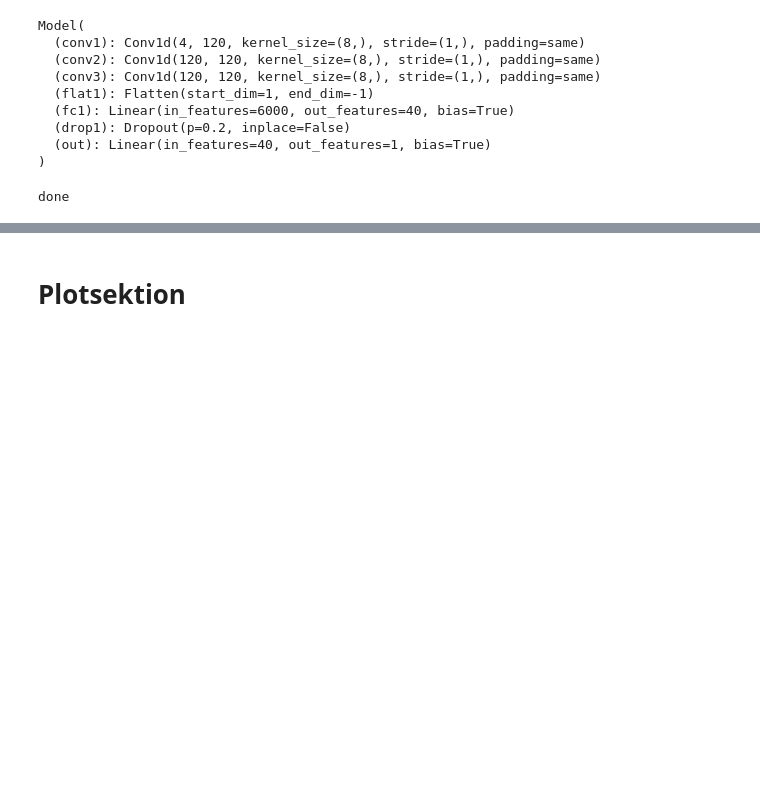
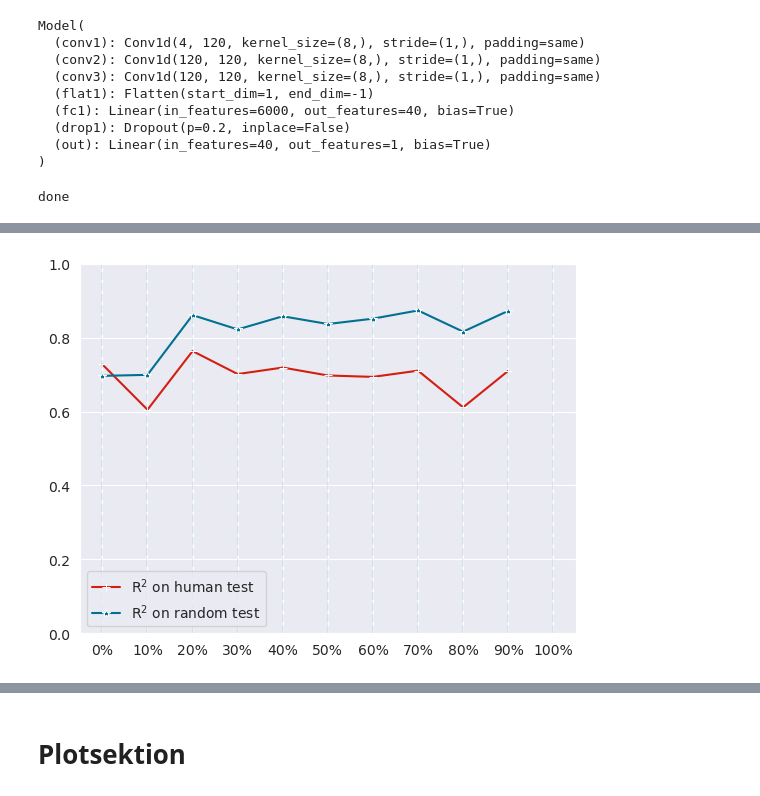
Before and after one commit to jechochamber/Bachelor, a Jupyter notebook: model.ipynb, the cells around one changed output, grey strips where cells are left out. Drawn from its saved outputs; the diff is of its cells as text; code cells hidden in the pictures; blank space fills up the shorter version.

```diff
--- a/model.ipynb
+++ b/model.ipynb
@@ -291,0 +280,11 @@ pickle.dump([batch_plot,val_batch_plot,loss_plot,val_plot], open('data/plot_vals
+# %%
+sns.lineplot(x=np.arange(0,len(r2_ht_plot),1),y=r2_ht_plot,label='R$^2$ on human test',marker='+',color='#d31f11')
+sns.lineplot(x=np.arange(0,len(r2_rt_plot),1),y=r2_rt_plot,label='R$^2$ on random test',marker='*',color='#007191')
+plt.vlines(np.arange(0,len(r2_ht_plot),1),0,1,linestyles='dashed',alpha=0.1)
+plot_xticks=[f'{i*10}%' for i in range(11)]
+#plot_xticks.insert(0,'')
+plt.ylim([0,1])
+plt.xticks(np.arange(0,len(r2_rt_plot),1),plot_xticks)
+plt.show()
+# %% [output]
+[figure, added]
```
Also changed, not shown: parts of 21 cells of this notebook.
